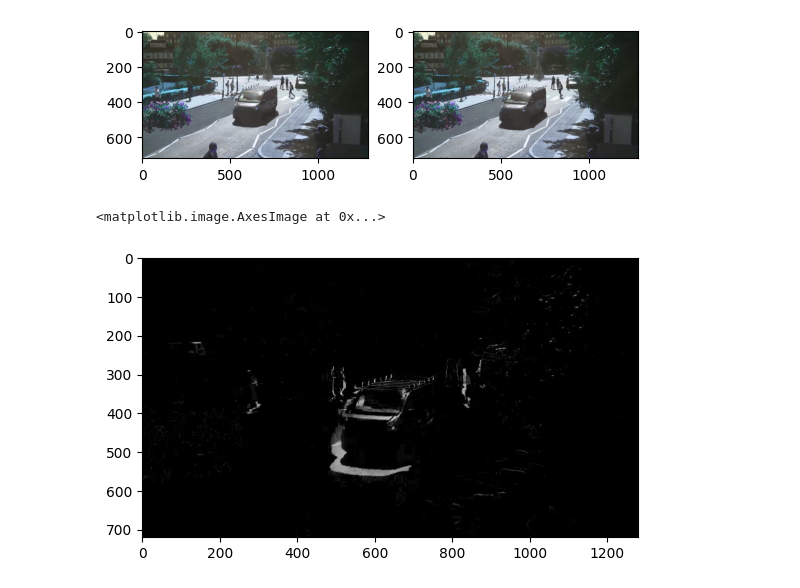
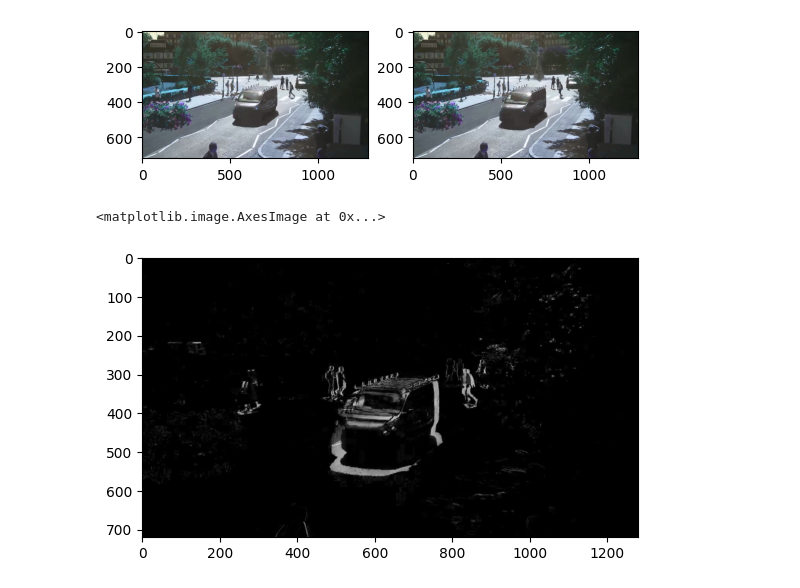
Before and after one commit to bdthombre/cvTests, a Jupyter notebook: 07_optical_flow.ipynb, the cells around one changed output. Cells and saved outputs as stored; diff of their text form; code cells hidden in the pictures.

```diff
--- a/07_optical_flow.ipynb
+++ b/07_optical_flow.ipynb
@@ -31,8 +31,9 @@ ax2.imshow(frame2)
 frame1 = cv2.cvtColor(frame1, cv2.COLOR_BGR2GRAY)
 frame2 = cv2.cvtColor(frame2, cv2.COLOR_BGR2GRAY)
 # %%
-combined = cv2.subtract(frame1, frame2)
+combined = cv2.absdiff(frame1, frame2)
+_, threshold = cv2.threshold(combined, 25,255, cv2.THRESH_BINARY)
 plt.imshow(combined, cmap='gray')
 # %% [output]
 <matplotlib.image.AxesImage at 0x...>
-[figure, old version]
+[figure, new version]
```
Also changed, not shown: parts of 2 cells of this notebook, 12 other files.
